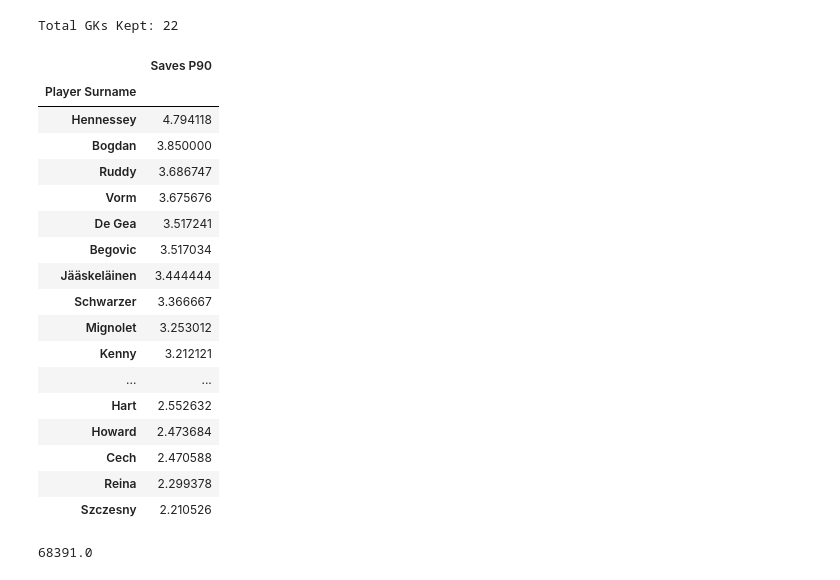
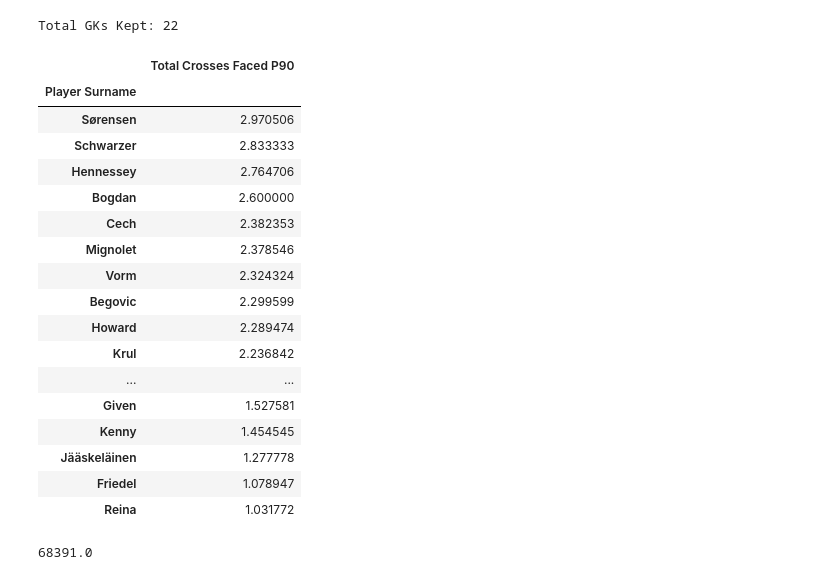
Before and after one commit to jtelszasz/mcfc_analytics_api, a Jupyter notebook: MCFC_GK.ipynb, the cells around one changed output. Cells and saved outputs as stored; diff of their text form; code cells hidden in the pictures.

Commit message:
Added Excel file for tables, added crosses stats to notebook

```diff
--- a/MCFC_GK.ipynb
+++ b/MCFC_GK.ipynb
@@ -46,44 +46,47 @@ df_GKs_totals = df_GKs_totals[df_GKs_totals['Time Played']>=1080]
 print 'Total GKs Kept:',len(df_GKs_totals)
 
 # Calculate additional stats
-df_GKs_totals['Save Percentage'] = df_GKs_totals['Saves Made']/df_GKs_totals['Shots On Conceded']
+df_GKs_totals['Shots On Conceded P90'] = df_GKs_totals['Shots On Conceded']*90 / df_GKs_totals['Time Played']
+df_GKs_totals['Save %'] = df_GKs_totals['Saves Made']/df_GKs_totals['Shots On Conceded']
 df_GKs_totals['Saves P90'] = df_GKs_totals['Saves Made']*90/df_GKs_totals['Time Played']
-df_GKs_totals['Short Range Save Rate'] = df_GKs_totals['Saves Made from Inside Box']/df_GKs_totals['Shots On Conceded Inside Box']
-df_GKs_totals['Long Range Save Rate'] = df_GKs_totals['Saves Made from Outside Box']/df_GKs_totals['Shots On Conceded Outside Box']
+df_GKs_totals['Short Range Save %'] = df_GKs_totals['Saves Made from Inside Box']/df_GKs_totals['Shots On Conceded Inside Box']
+df_GKs_totals['Long Range Save %'] = df_GKs_totals['Saves Made from Outside Box']/df_GKs_totals['Shots On Conceded Outside Box']
 df_GKs_totals['Dist P90'] = df_GKs_totals['GK Distribution']*90 / df_GKs_totals['Time Played']
 df_GKs_totals['Successful Dist P90'] = df_GKs_totals['GK Successful Distribution']*90/ df_GKs_totals['Time Played']
-df_GKs_totals['Successful Dist Rate'] = df_GKs_totals['GK Successful Distribution'] / df_GKs_totals['GK Distribution']
+df_GKs_totals['Successful Dist %'] = df_GKs_totals['GK Successful Distribution'] / df_GKs_totals['GK Distribution']
 df_GKs_totals['Big Chances Faced P90'] = df_GKs_totals['Big Chances Faced']*90 / df_GKs_totals['Time Played']
+df_GKs_totals['Total Crosses Faced'] = df_GKs_totals['Crosses not Claimed'] + df_GKs_totals['Punches'] + df_GKs_totals['Catches'] + df_GKs_totals['Drops']
+df_GKs_totals['Total Crosses Faced P90'] = 90*df_GKs_totals['Total Crosses Faced']/df_GKs_totals['Time Played']
 # %% [output]
 Total GKs Kept: 22
 # %%
 # Sort and show table
-on = 'Saves P90'
+on = 'Total Crosses Faced P90'
 df_GKs_totals.sort(columns=on,inplace=True,ascending=False)
 
 # Save the table to a csv
-pd.DataFrame(df_GKs_totals[on]).to_csv('saved_output/'+on+'.csv',float_format='%.3f',encoding="iso-8859-15")
+#pd.DataFrame(df_GKs_totals[on]).to_csv('MCFC_GK_saved_output/'+on+'.csv',float_format='%.3f',encoding="iso-8859-15")
 
 df_GKs_totals[[on]]
 # %% [output]
-|  | Saves P90 |
+|  | Total Crosses Faced P90 |
 | Player Surname |  |
-| Hennessey | 4.794118 |
-| Bogdan | 3.850000 |
-| Ruddy | 3.686747 |
-| Vorm | 3.675676 |
-| De Gea | 3.517241 |
-| Begovic | 3.517034 |
-| Jääskeläinen | 3.444444 |
-| Schwarzer | 3.366667 |
-| Mignolet | 3.253012 |
-| Kenny | 3.212121 |
+| Sørensen | 2.970506 |
+| Schwarzer | 2.833333 |
+| Hennessey | 2.764706 |
+| Bogdan | 2.600000 |
+| Cech | 2.382353 |
+| Mignolet | 2.378546 |
+| Vorm | 2.324324 |
+| Begovic | 2.299599 |
+| Howard | 2.289474 |
+| Krul | 2.236842 |
 | ... | ... |
-| Hart | 2.552632 |
-| Howard | 2.473684 |
-| Cech | 2.470588 |
-| Reina | 2.299378 |
-| Szczesny | 2.210526 |
+| Given | 1.527581 |
+| Kenny | 1.454545 |
+| Jääskeläinen | 1.277778 |
+| Friedel | 1.078947 |
+| Reina | 1.031772 |
 # %%
 df_GKs['Time Played'].sum()
 # %% [output]
```
Also changed, not shown: parts of 1 cell of this notebook, 19 other files.
